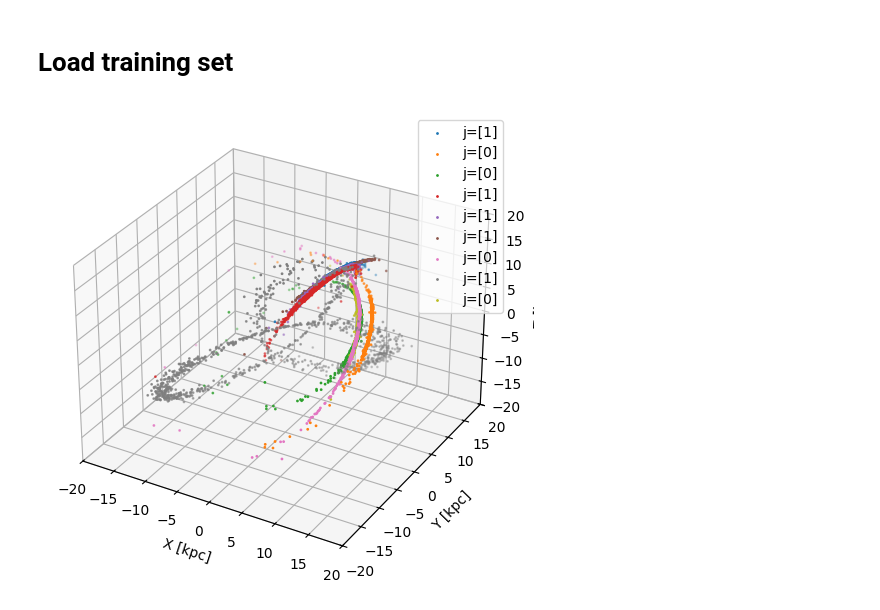
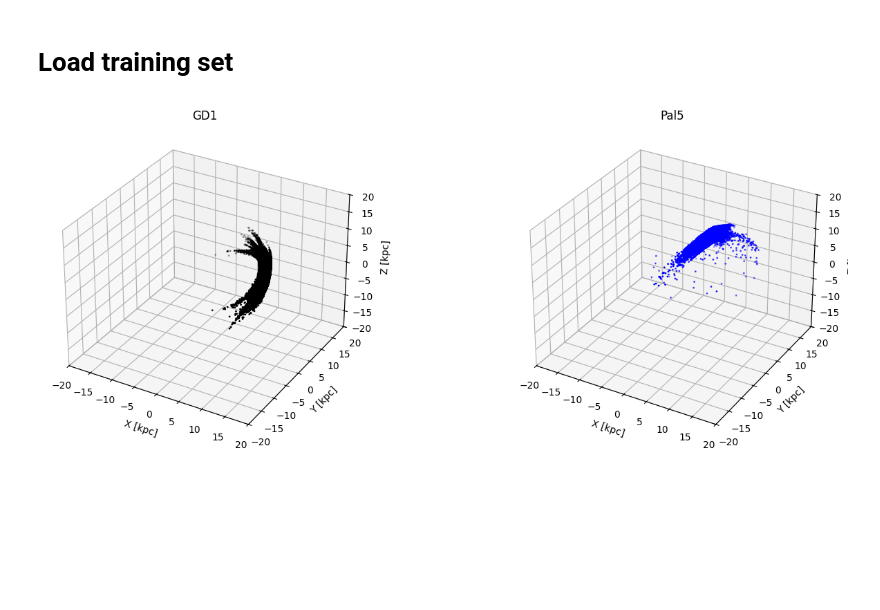
Before and after one commit to vepe99/diffusion-experiments, a Jupyter notebook: case_study5/test_galax.ipynb, the cells around one changed output. Drawn from its saved outputs; the diff is of its cells as text; code cells hidden in the pictures; blank space fills up the shorter version.

Commit message:
odisseo train/test set and training with triaxialNFW potential

```diff
--- a/case_study5/test_galax.ipynb
+++ b/case_study5/test_galax.ipynb
@@ -77,23 +77,33 @@ stream_array.shape
 # %%
 import numpy as np
 import matplotlib.pyplot as plt
 
-# data = np.load('./training_set_galax.npz')
-data = np.load('./training_set_odisseo.npz')
+data = np.load('./training_set_galax.npz')
+# data = np.load('./training_set_odisseo.npz')
 sim_data = data['sim_data']
 j = data['j']
 # id = 0
-fig = plt.figure(figsize=(8,6))
-ax = fig.add_subplot(111, projection='3d')
-for id in range(9):
-    # if id == 7:
-    ax.scatter(sim_data[id, :, 0], sim_data[id, :, 1], sim_data[id, :, 2], s=1, label=f'j={j[id]}')
-    ax.set_xlim([-20, 20])
-    ax.set_ylim([-20, 20])
-    ax.set_zlim([-20, 20])
-    ax.set_xlabel('X [kpc]')
-    ax.set_ylabel('Y [kpc]')
-    ax.set_zlabel('Z [kpc]')
-    ax.legend()
+fig = plt.figure(figsize=(16,6))
+ax1 = fig.add_subplot(121, projection='3d')
+ax2 = fig.add_subplot(122, projection='3d')
+for id in range(100):
+    if j[id] == 0:
+        ax1.scatter(sim_data[id, :, 0], sim_data[id, :, 1], sim_data[id, :, 2], s=1, color='black')
+        ax1.set_title('GD1')
+        ax1.set_xlim([-20, 20])
+        ax1.set_ylim([-20, 20])
+        ax1.set_zlim([-20, 20])
+        ax1.set_xlabel('X [kpc]')
+        ax1.set_ylabel('Y [kpc]')
+        ax1.set_zlabel('Z [kpc]')
+    else:
+        ax2.scatter(sim_data[id, :, 0], sim_data[id, :, 1], sim_data[id, :, 2], s=1,  color='blue')
+        ax2.set_title('Pal5')
+        ax2.set_xlim([-20, 20])
+        ax2.set_ylim([-20, 20])
+        ax2.set_zlim([-20, 20])
+        ax2.set_xlabel('X [kpc]')
+        ax2.set_ylabel('Y [kpc]')
+        ax2.set_zlabel('Z [kpc]')
 # %% [output]
-[figure, old version]
+[figure, new version]
```
Also changed, not shown: parts of 10 cells of this notebook, 5 other files.
